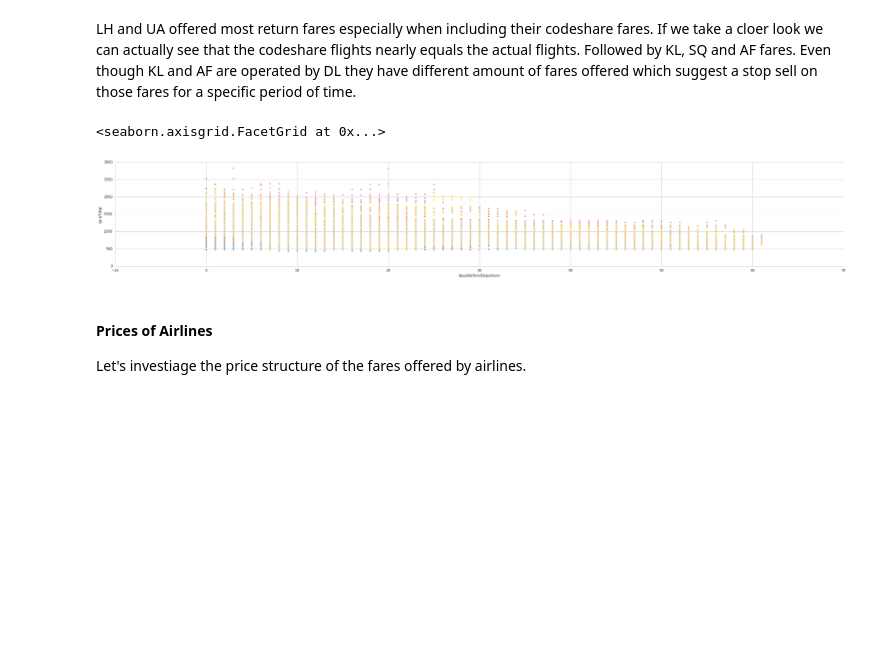
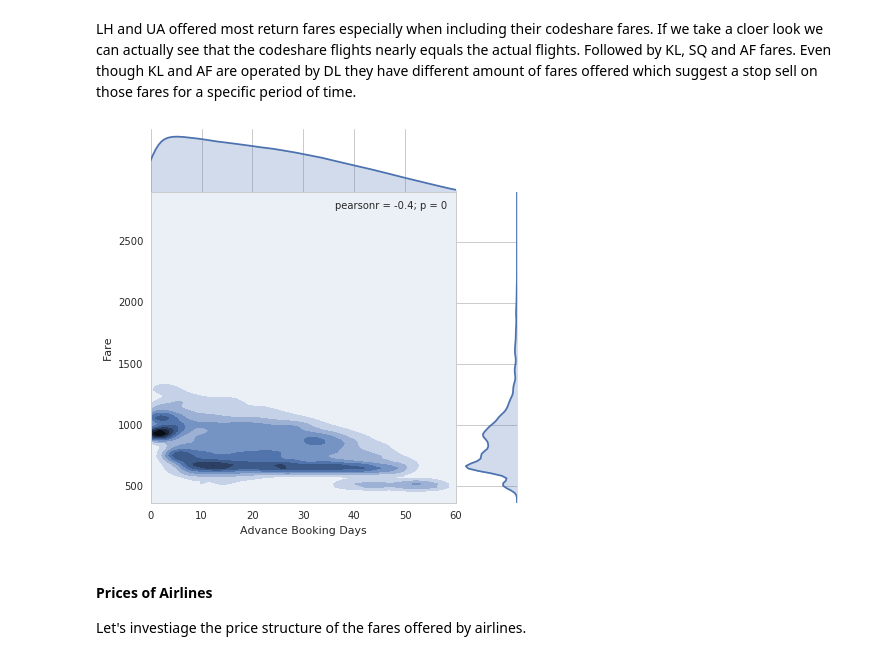
Before and after one commit to JulianMBr/Analysis-airfare-route.FRA-NYC, a Jupyter notebook: # Analysis of airfare data between Frankfurt-New York.ipynb, the cells around one changed output. Drawn from its saved outputs; the diff is of its cells as text; code cells hidden in the pictures; blank space fills up the shorter version.

Commit message:
kernel figure

```diff
--- a/# Analysis of airfare data between Frankfurt-New York.ipynb
+++ b/# Analysis of airfare data between Frankfurt-New York.ipynb
@@ -250,14 +250,16 @@ LH and UA offered most return fares especially when including their codeshare fa
 # %%
 # lets add daysBeforeDeparture variable to the data frame flights
 flights["daysBeforeDeparture"] = (flights.tripStartDeparture-flights.package).astype('timedelta64[D]')
 
 #graph
-g = sns.FacetGrid(data=flights, palette="Set2", hue="operator", size=5, aspect=6)
-g.map(plt.scatter, "daysBeforeDeparture", "saleTotal", edgecolor="white")
-#g.plot_marginals(sns.distplot, kde=False, color=".5")
+g = sns.jointplot("daysBeforeDeparture", "saleTotal", data=flights, kind="kde", space=0, xlim=(0,60))
+g.set_axis_labels("Advance Booking Days", "Fare")
+plt.gca().invert_xaxis()
+#g = sns.JointGrid(x="daysBeforeDeparture", y="saleTotal", data=flights)
+#g = g.plot_joint(plt.scatter, color=".5", edgecolor="white", kind="kde", size=7, space=0)
+#g = g.plot_marginals(sns.distplot, kde=False, color=".5")
 # %% [output]
-<seaborn.axisgrid.FacetGrid at 0x...>
-[figure, old version]
+[figure, new version]
 # %% [markdown]
 #### Prices of Airlines
 Let's investiage the price structure of the fares offered by airlines.
```
